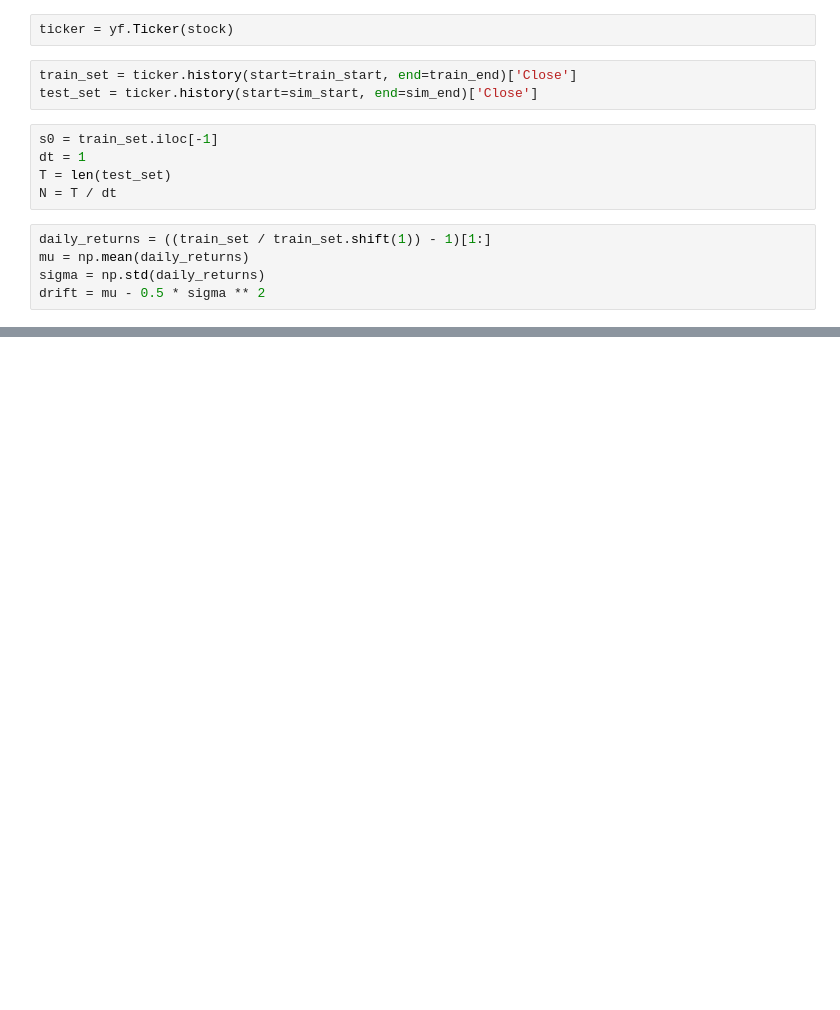
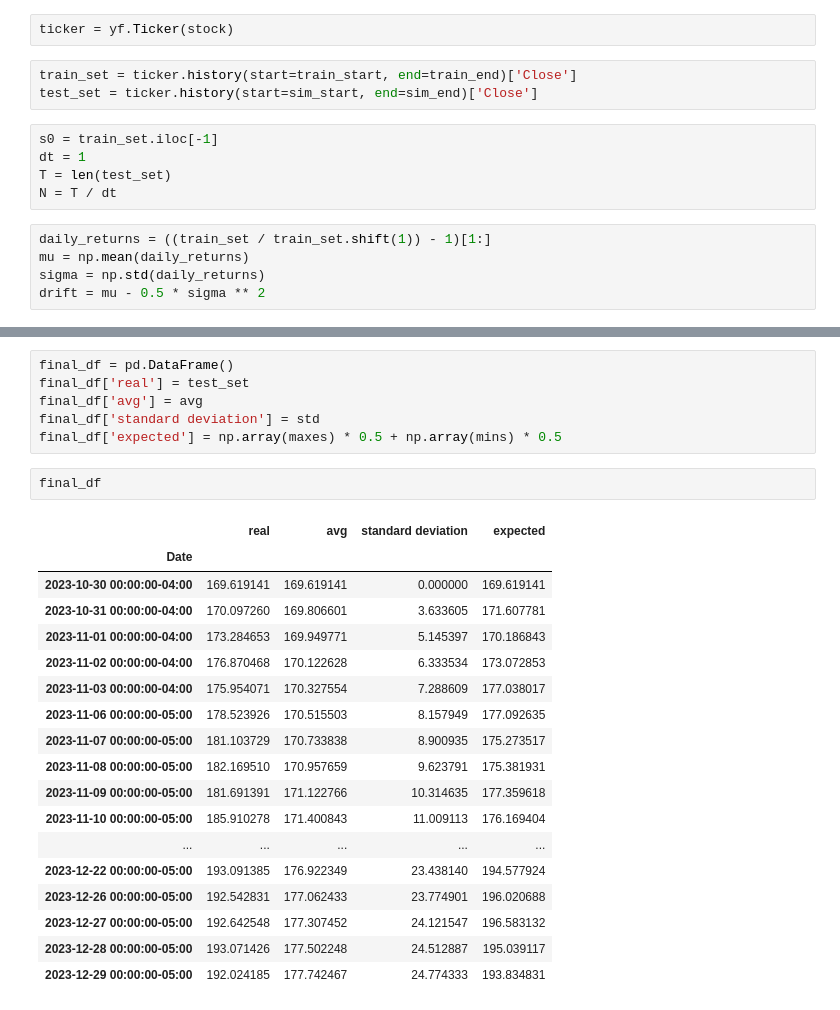
Before and after one commit to michaelmlnkv/Trading2, a Jupyter notebook: stockPriceGBMv2.ipynb, the cells around one changed output, grey strips where cells are left out. Cells and saved outputs as stored; diff of their text form; blank space fills up the shorter version.

```diff
--- a/stockPriceGBMv2.ipynb
+++ b/stockPriceGBMv2.ipynb
@@ -54,0 +64,27 @@ array([], dtype=float64)
+# %%
+final_df = pd.DataFrame()
+final_df['real'] = test_set
+final_df['avg'] = avg
+final_df['standard deviation'] = std
+final_df['expected'] = np.array(maxes) * 0.5 + np.array(mins) * 0.5
+# %%
+final_df
+# %% [output]
+|  | real | avg | standard deviation | expected |
+| Date |  |  |  |  |
+| 2023-10-30 00:00:00-04:00 | 169.619141 | 169.619141 | 0.000000 | 169.619141 |
+| 2023-10-31 00:00:00-04:00 | 170.097260 | 169.806601 | 3.633605 | 171.607781 |
+| 2023-11-01 00:00:00-04:00 | 173.284653 | 169.949771 | 5.145397 | 170.186843 |
+| 2023-11-02 00:00:00-04:00 | 176.870468 | 170.122628 | 6.333534 | 173.072853 |
+| 2023-11-03 00:00:00-04:00 | 175.954071 | 170.327554 | 7.288609 | 177.038017 |
+| 2023-11-06 00:00:00-05:00 | 178.523926 | 170.515503 | 8.157949 | 177.092635 |
+| 2023-11-07 00:00:00-05:00 | 181.103729 | 170.733838 | 8.900935 | 175.273517 |
+| 2023-11-08 00:00:00-05:00 | 182.169510 | 170.957659 | 9.623791 | 175.381931 |
+| 2023-11-09 00:00:00-05:00 | 181.691391 | 171.122766 | 10.314635 | 177.359618 |
+| 2023-11-10 00:00:00-05:00 | 185.910278 | 171.400843 | 11.009113 | 176.169404 |
+| ... | ... | ... | ... | ... |
+| 2023-12-22 00:00:00-05:00 | 193.091385 | 176.922349 | 23.438140 | 194.577924 |
+| 2023-12-26 00:00:00-05:00 | 192.542831 | 177.062433 | 23.774901 | 196.020688 |
+| 2023-12-27 00:00:00-05:00 | 192.642548 | 177.307452 | 24.121547 | 196.583132 |
+| 2023-12-28 00:00:00-05:00 | 193.071426 | 177.502248 | 24.512887 | 195.039117 |
+| 2023-12-29 00:00:00-05:00 | 192.024185 | 177.742467 | 24.774333 | 193.834831 |
```
Also changed, not shown: parts of 7 cells of this notebook, 1 other file.
